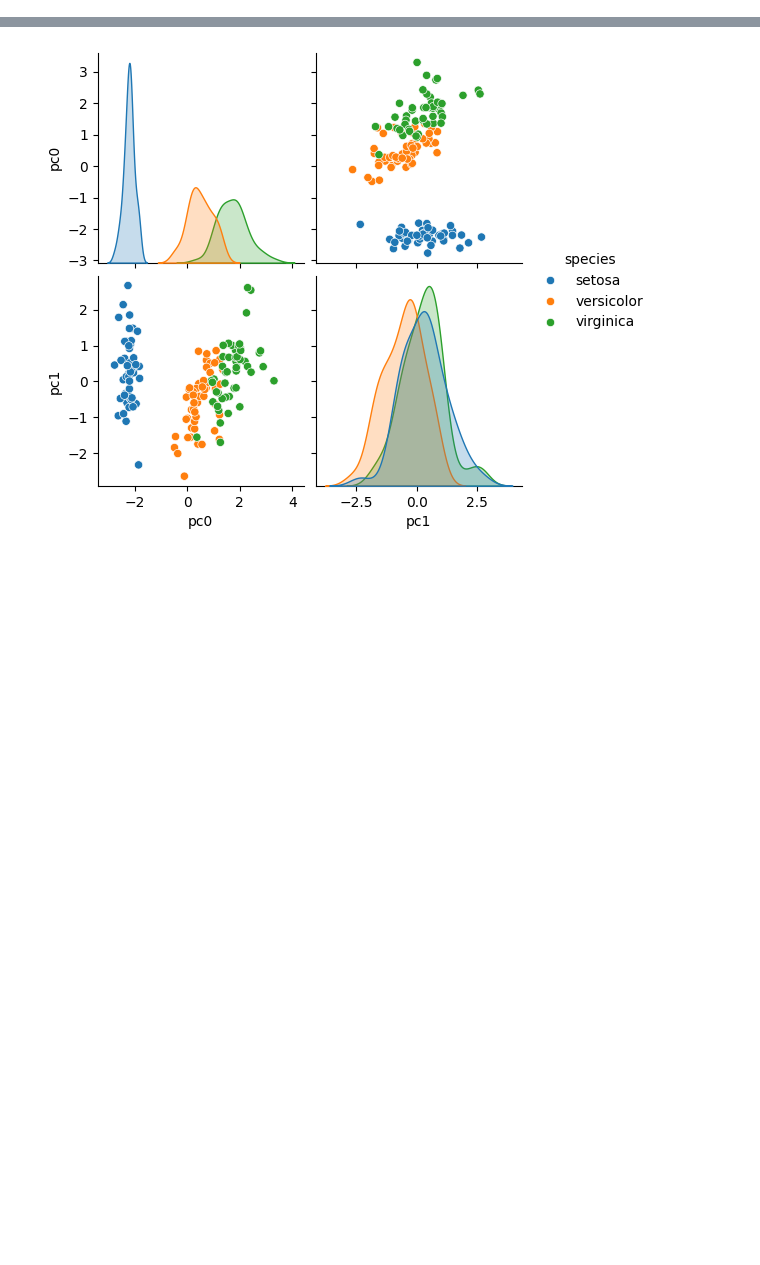
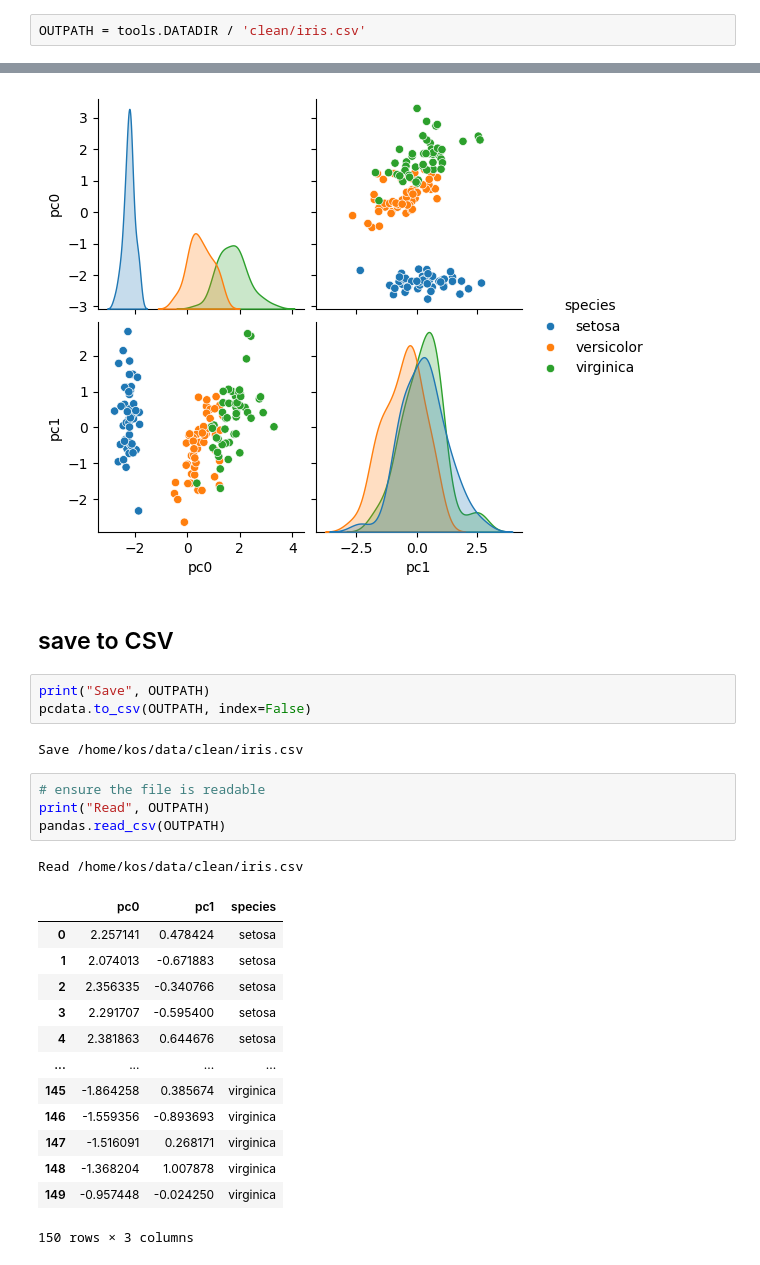
Before and after one commit to samkennerly/kingofsnake, a Jupyter notebook: books/components.ipynb, the cells around one changed output, grey strips where cells are left out. Saved outputs shown, nothing was run; the diff lists cells and outputs as text; blank space fills up the shorter version.

Commit message:
Save simplified iris data from books/components

```diff
--- a/books/components.ipynb
+++ b/books/components.ipynb
@@ -11,6 +11,8 @@ import seaborn
 import sklearn.decomposition
 
 import tools
+# %%
+OUTPATH = tools.DATADIR / 'clean/iris.csv'
 # %% [markdown]
 ## load the scikit-learn [iris flower dataset]
 
@@ -135,3 +136,29 @@ seaborn.pairplot(pcfeats.join(target), hue='species')
 # %% [output]
 <seaborn.axisgrid.PairGrid at 0x...>
 [figure]
+# %% [markdown]
+## save to CSV
+# %%
+print("Save", OUTPATH)
+pcdata.to_csv(OUTPATH, index=False)
+# %% [output]
+Save /home/kos/data/clean/iris.csv
+# %%
+# ensure the file is readable
+print("Read", OUTPATH)
+pandas.read_csv(OUTPATH)
+# %% [output]
+Read /home/kos/data/clean/iris.csv
+|  | pc0 | pc1 | species |
+| 0 | 2.257141 | 0.478424 | setosa |
+| 1 | 2.074013 | -0.671883 | setosa |
+| 2 | 2.356335 | -0.340766 | setosa |
+| 3 | 2.291707 | -0.595400 | setosa |
+| 4 | 2.381863 | 0.644676 | setosa |
+| ... | ... | ... | ... |
+| 145 | -1.864258 | 0.385674 | virginica |
+| 146 | -1.559356 | -0.893693 | virginica |
+| 147 | -1.516091 | 0.268171 | virginica |
+| 148 | -1.368204 | 1.007878 | virginica |
+| 149 | -0.957448 | -0.024250 | virginica |
+150 rows × 3 columns
```
Also changed, not shown: parts of 2 cells of this notebook, 2 other files.
